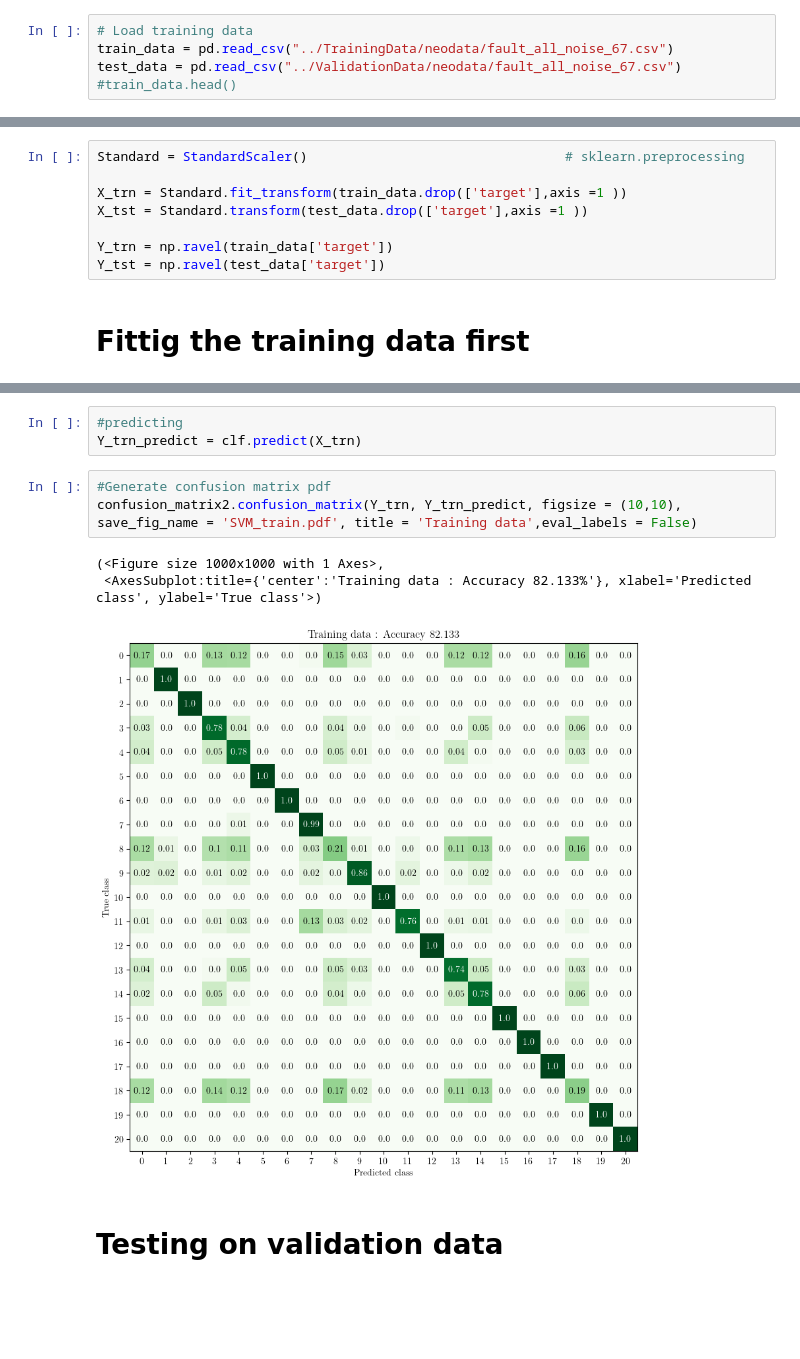
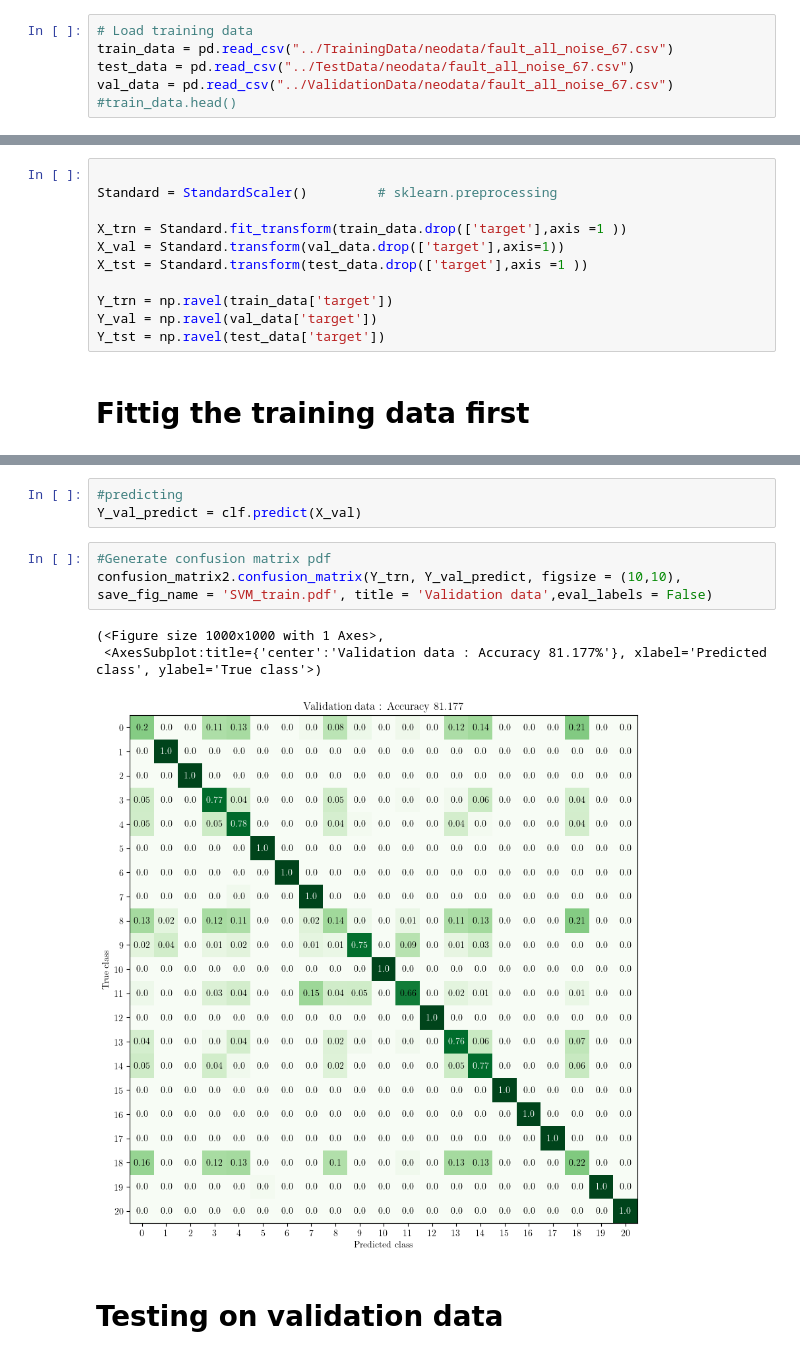
Before and after one commit to peterkrull/p7-ml-refrigeration-fault-detection, a Jupyter notebook: Python/Scikit_SVM - recomended changes.ipynb, the cells around one changed output, grey strips where cells are left out. Saved outputs shown, nothing was run; the diff lists cells and outputs as text; blank space fills up the shorter version.

```diff
--- a/Python/Scikit_SVM - recomended changes.ipynb
+++ b/Python/Scikit_SVM - recomended changes.ipynb
@@ -23,7 +23,8 @@ plt.rcParams.update({
 # %%
 # Load training data
 train_data = pd.read_csv("../TrainingData/neodata/fault_all_noise_67.csv")
-test_data = pd.read_csv("../ValidationData/neodata/fault_all_noise_67.csv")
+test_data = pd.read_csv("../TestData/neodata/fault_all_noise_67.csv")
+val_data = pd.read_csv("../ValidationData/neodata/fault_all_noise_67.csv")
 #train_data.head()
 # %%
 #Normalization / conditioning
@@ -39,10 +56,13 @@ Y_tst = np.ravel(test_data['target'])
 # %%
-Standard = StandardScaler()                                 # sklearn.preprocessing
+
+Standard = StandardScaler()         # sklearn.preprocessing
 
 X_trn = Standard.fit_transform(train_data.drop(['target'],axis =1 ))
+X_val = Standard.transform(val_data.drop(['target'],axis=1))
 X_tst = Standard.transform(test_data.drop(['target'],axis =1 ))
 
 Y_trn = np.ravel(train_data['target'])
+Y_val = np.ravel(val_data['target'])
 Y_tst = np.ravel(test_data['target'])
 # %% [markdown]
 # Fittig the training data first
@@ -56,13 +76,13 @@ SVC(C=1000, decision_function_shape='ovo', gamma=0.01)
 # %%
 #predicting
-Y_trn_predict = clf.predict(X_trn)
+Y_val_predict = clf.predict(X_val)
 # %%
 #Generate confusion matrix pdf
-confusion_matrix2.confusion_matrix(Y_trn, Y_trn_predict, figsize = (10,10), save_fig_name = 'SVM_train.pdf', title = 'Training data',eval_labels = False)
+confusion_matrix2.confusion_matrix(Y_trn, Y_val_predict, figsize = (10,10), save_fig_name = 'SVM_train.pdf', title = 'Validation data',eval_labels = False)
 # %% [output]
 (<Figure size 1000x1000 with 1 Axes>,
- <AxesSubplot:title={'center':'Training data : Accuracy 82.133%'}, xlabel='Predicted class', ylabel='True class'>)
+ <AxesSubplot:title={'center':'Validation data : Accuracy 81.177%'}, xlabel='Predicted class', ylabel='True class'>)
-[figure, old version]
+[figure, new version]
 # %% [markdown]
 # Testing on validation data
 # %%
```
Also changed, not shown: parts of 5 cells of this notebook.
